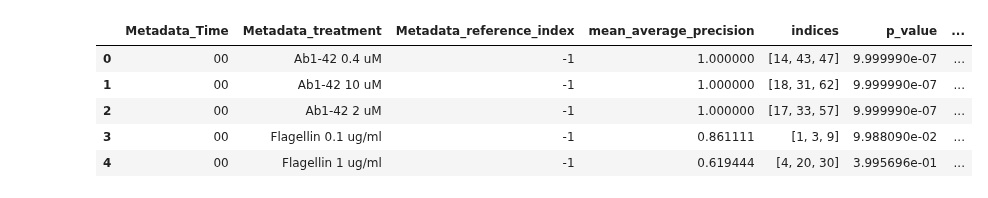
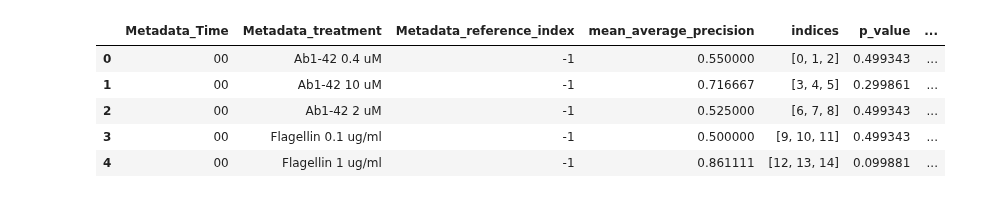
Before and after one commit to MikeLippincott/pyroptosis_live-cell_timelapse, a Jupyter notebook: Wave1_data/6.mAP_analysis/notebooks/2.run_map_on_percentages_of_cells.ipynb, the cells around one changed output. Saved outputs shown, nothing was run; the diff lists cells and outputs as text; code cells hidden in the pictures.

```diff
--- a/Wave1_data/6.mAP_analysis/notebooks/2.run_map_on_percentages_of_cells.ipynb
+++ b/Wave1_data/6.mAP_analysis/notebooks/2.run_map_on_percentages_of_cells.ipynb
@@ -43,7 +43,7 @@ if not in_notebook:
     set_seed = args.seed
     shuffle = args.shuffle
 else:
-    percentage = 0.4
+    percentage = 0.1
     set_seed = 0
     shuffle = False
 
@@ -86,7 +86,10 @@ def run_mAP_across_time(
         neg_sameby = []
         neg_diffby = ["Metadata_treatment", reference_col]
         metadata = df_activity.filter(regex="Metadata")
-        profiles = df_activity.filter(regex="^(?!Metadata)").values
+        profiles = df_activity.filter(regex="^(?!Metadata)")
+        profiles.dropna(inplace=True)
+        metadata = metadata.loc[profiles.index]
+        profiles = profiles.values
 
         activity_ap = map.average_precision(
             metadata, profiles, pos_sameby, pos_diffby, neg_sameby, neg_diffby
@@ -129,7 +132,7 @@ sc_metadata_cols_to_drop = [
 ]
 # %%
 data_file_path = pathlib.Path(
-    "../../4.processing_profiled_features/data/preprocessed_data/live_cell_pyroptosis_wave1_sc_first_time_norm_fs.parquet"
+    "../../4.processing_profiled_features/data/preprocessed_data/live_cell_pyroptosis_wave1_sc_first_time_norm_fs_subset.parquet"
 ).resolve(strict=True)
 df = pd.read_parquet(data_file_path)
 df.reset_index(drop=True, inplace=True)
@@ -148,44 +151,46 @@ df.head()
 random.seed(set_seed)
 subset_df = df.groupby(["Metadata_Time", "Metadata_treatment"]).apply(
     lambda x: x.sample(frac=percentage, random_state=set_seed),
-    include_groups=False,
+    include_groups=True,
 )
+subset_df.reset_index(drop=True, inplace=True)
 if shuffle:
     # permutate the data
     for col in subset_df.columns:
         subset_df[col] = np.random.permutation(subset_df[col])
-metadata_cols = [cols for cols in df.columns if "Metadata" in cols]
-features_cols = [cols for cols in df.columns if "Metadata" not in cols]
+metadata_cols = [cols for cols in subset_df.columns if "Metadata" in cols]
+features_cols = [cols for cols in subset_df.columns if "Metadata" not in cols]
 features_cols = features_cols + ["Metadata_number_of_singlecells"]
 aggregate_df = pycytominer.aggregate(
-    population_df=df,
+    population_df=subset_df,
     strata=["Metadata_Well", "Metadata_Time"],
     features=features_cols,
     operation="median",
 )
 # Drop metadata columns
 metadata_cols = [x for x in metadata_cols if x not in sc_metadata_cols_to_drop]
 
-metadata_df = df[metadata_cols]
+metadata_df = subset_df[metadata_cols]
 metadata_df = metadata_df.drop_duplicates()
 aggregate_df = pd.merge(
     metadata_df, aggregate_df, on=["Metadata_Well", "Metadata_Time"]
 )
+
 dict_of_map_dfs = run_mAP_across_time(aggregate_df, seed=set_seed)
 output_df = pd.concat(dict_of_map_dfs.values(), keys=dict_of_map_dfs.keys())
 output_df.reset_index(inplace=True)
 output_df.rename(columns={"level_0": "Metadata_Time"}, inplace=True)
 # add the percentage of cells to the keys
 output_df["percentage_of_cells"] = percentage
 output_df["seed"] = set_seed
 output_df["shuffle"] = shuffle
 output_df.reset_index(drop=True, inplace=True)
 output_df.to_parquet(output_file)
 output_df.head()
 # %% [output]
 |  | Metadata_Time | Metadata_treatment | Metadata_reference_index | mean_average_precision | indices | p_value | ... |
-| 0 | 00 | Ab1-42 0.4 uM | -1 | 1.000000 | [14, 43, 47] | 9.999990e-07 | ... |
-| 1 | 00 | Ab1-42 10 uM | -1 | 1.000000 | [18, 31, 62] | 9.999990e-07 | ... |
-| 2 | 00 | Ab1-42 2 uM | -1 | 1.000000 | [17, 33, 57] | 9.999990e-07 | ... |
-| 3 | 00 | Flagellin 0.1 ug/ml | -1 | 0.861111 | [1, 3, 9] | 9.988090e-02 | ... |
-| 4 | 00 | Flagellin 1 ug/ml | -1 | 0.619444 | [4, 20, 30] | 3.995696e-01 | ... |
+| 0 | 00 | Ab1-42 0.4 uM | -1 | 0.550000 | [0, 1, 2] | 0.499343 | ... |
+| 1 | 00 | Ab1-42 10 uM | -1 | 0.716667 | [3, 4, 5] | 0.299861 | ... |
+| 2 | 00 | Ab1-42 2 uM | -1 | 0.525000 | [6, 7, 8] | 0.499343 | ... |
+| 3 | 00 | Flagellin 0.1 ug/ml | -1 | 0.500000 | [9, 10, 11] | 0.499343 | ... |
+| 4 | 00 | Flagellin 1 ug/ml | -1 | 0.861111 | [12, 13, 14] | 0.099881 | ... |
```
Also changed, not shown: parts of 1 cell of this notebook, 3 other files.
